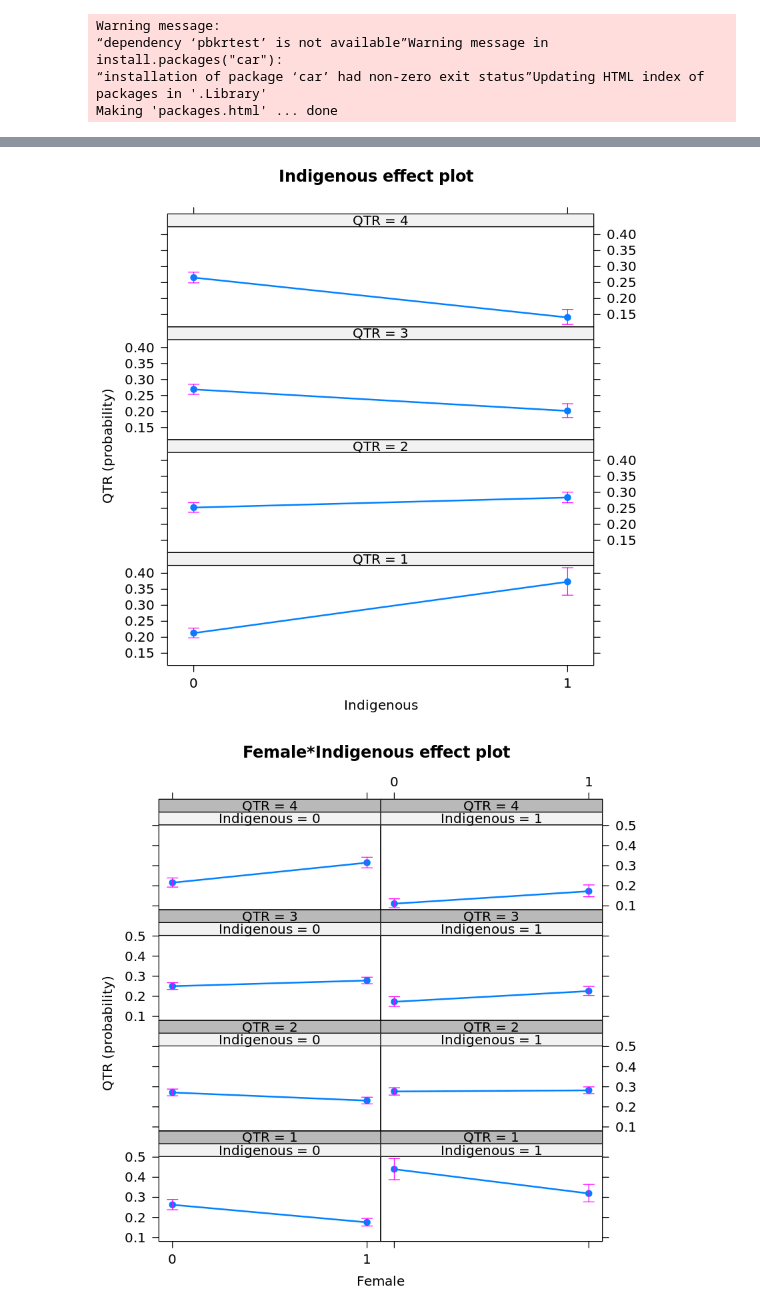
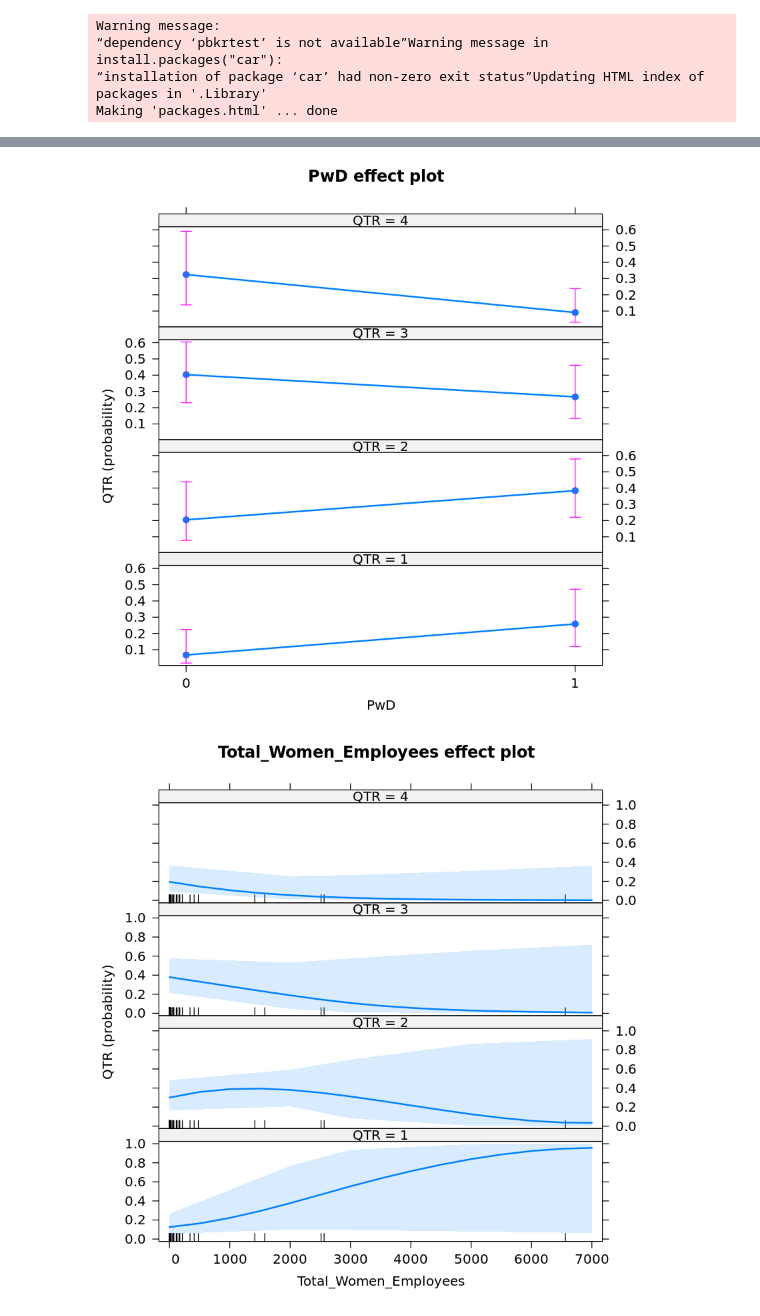
Before and after one commit to harry-para/Employment-Equity-Study-CIBC, a Jupyter notebook: CIBC FT Employee Analysis.ipynb, the cells around one changed output, grey strips where cells are left out. Drawn from its saved outputs; the diff is of its cells as text; code cells hidden in the pictures.

```diff
--- a/CIBC FT Employee Analysis.ipynb
+++ b/CIBC FT Employee Analysis.ipynb
@@ -371,18 +537,16 @@ Making 'packages.html' ... done
 # %%
-## Visuals to alternatively interpret regression results rather than observing the log odds ratio.
+## Visuals to interpret regression results
 
       library("effects")
-      Effect(focal.predictors = "Female",logmodel)
 
-      # Individual effect of Female gender on achieving a specific salary QTR
-        plot(Effect(focal.predictors = "Female",logmodel))
+    # Individual effects
+      plot(Effect(focal.predictors = "Indigenous",logmodel))
+      plot(Effect(focal.predictors = "PwD",logmodel))
+      plot(Effect(focal.predictors = "Total_Women_Employees",logmodel))
 
-      # Individual effect of Indigenous background on achieving a specific salary QTR
-        plot(Effect(focal.predictors = "Indigenous",logmodel))
+    # Interaction effect of Indigenous background and Total_Women_Employees on achieving a specific salary QTR
+      plot(Effect(focal.predictors = c("Total_Women_Employees", "Indigenous"),logmodel))
 
-      # Joint effect of Indigenous background and Female gender on achieving a specific salary QTR
-        plot(Effect(focal.predictors = c("Female", "Indigenous"),logmodel))
-
-      # Joint effect of Persons with Disability (PwD) status and Female gender on achieving a specific salary QTR
-        plot(Effect(focal.predictors = c("Female", "PwD"),logmodel))
+    # Interaction effect of PwD status and Total_Women_Employees on achieving a specific salary QTR
+      plot(Effect(focal.predictors = c("Total_Women_Employees", "PwD"),logmodel))
 # %% [output]
@@ -409,2 +557,2 @@ Female
-[figure, old version]
+[figure, new version]
-[figure, old version]
+[figure, new version]
```
Also changed, not shown: parts of 33 cells of this notebook.
